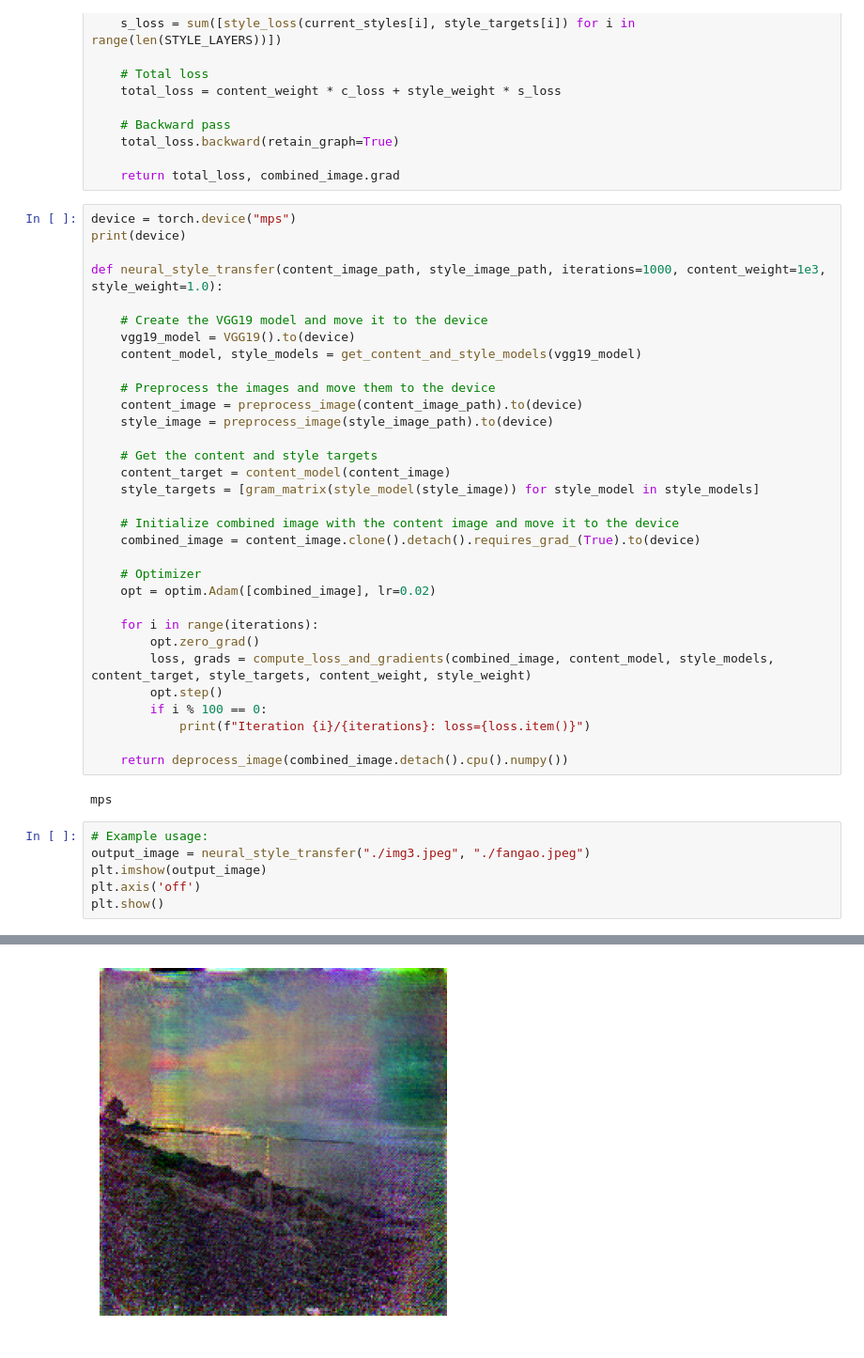
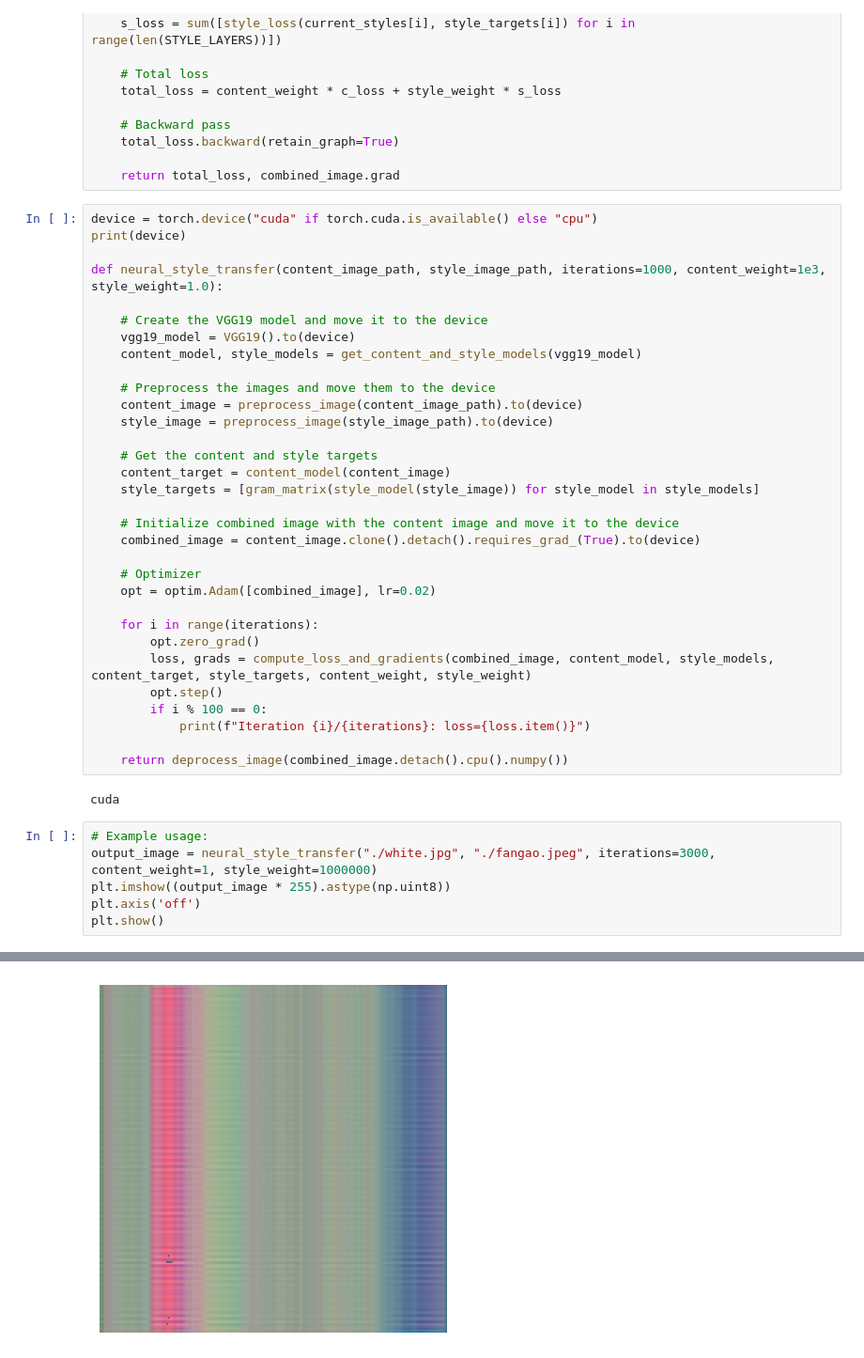
Before and after one commit to jingwenshi-dev/Neural-Style-Transfer, a Jupyter notebook: CSC490.ipynb, the cells around one changed output, grey strips where cells are left out. Shown at 94% size. Drawn from its saved outputs; the diff is of its cells as text.

Commit message:
Add white.jpg for testing

```diff
--- a/CSC490.ipynb
+++ b/CSC490.ipynb
@@ -169,7 +168,7 @@ def compute_loss_and_gradients(combined_image, content_model, style_models, cont
 
     return total_loss, combined_image.grad
 # %%
-device = torch.device("mps")
+device = torch.device("cuda" if torch.cuda.is_available() else "cpu")
 print(device)
 
 def neural_style_transfer(content_image_path, style_image_path, iterations=1000, content_weight=1e3, style_weight=1.0):
@@ -201,11 +200,11 @@ def neural_style_transfer(content_image_path, style_image_path, iterations=1000,
 
     return deprocess_image(combined_image.detach().cpu().numpy())
 # %% [output]
-mps
+cuda
 # %%
 # Example usage:
-output_image = neural_style_transfer("./img3.jpeg", "./fangao.jpeg")
-plt.imshow(output_image)
+output_image = neural_style_transfer("./white.jpg", "./fangao.jpeg", iterations=3000, content_weight=1, style_weight=1000000)
+plt.imshow((output_image * 255).astype(np.uint8))
 plt.axis('off')
 plt.show()
 # %% [output]
@@ -223 +228 @@ Clipping input data to the valid range for imshow with RGB data ([0..1] for floa
-[figure, old version]
+[figure, new version]
```
Also changed, not shown: parts of 2 cells of this notebook, 1 other file.
